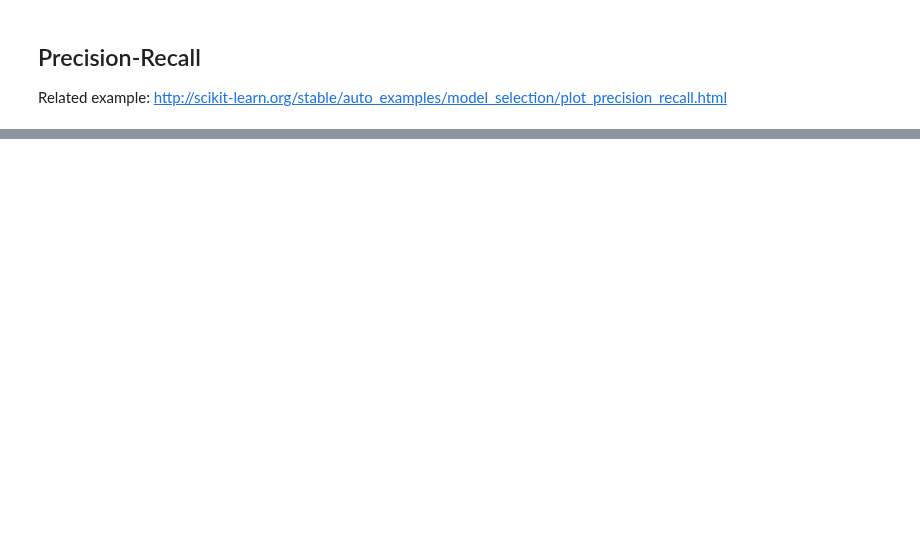
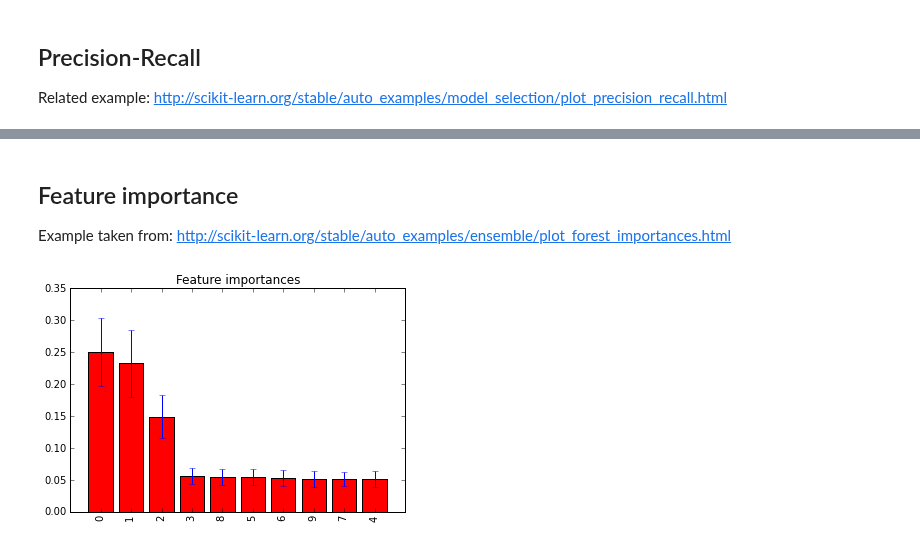
Before and after one commit to ploomber/sklearn-evaluation, a Jupyter notebook: examples/plots.ipynb, the cells around one changed output, grey strips where cells are left out. Cells and saved outputs as stored; diff of their text form; code cells hidden in the pictures; blank space fills up the shorter version.

Commit message:
adds feature importance plot in nb

```diff
--- a/examples/plots.ipynb
+++ b/examples/plots.ipynb
@@ -117,0 +108,26 @@ IndexError: too many indices for array
+# %% [markdown]
+## Feature importance
+Example taken from: http://scikit-learn.org/stable/auto_examples/ensemble/plot_forest_importances.html
+# %%
+# Build a classification task using 3 informative features
+X, y = make_classification(n_samples=1000,
+                           n_features=10,
+                           n_informative=3,
+                           n_redundant=0,
+                           n_repeated=0,
+                           n_classes=2,
+                           random_state=0,
+                           shuffle=False)
+
+# Build a forest and compute the feature importances
+forest = ExtraTreesClassifier(n_estimators=250,
+                              random_state=0)
+
+forest = forest.fit(X, y)
+
+#Since we don't have labeled features, just create a list of numbers
+feature_list = range(10)
+# %%
+plots.feature_importance(forest, feature_list)
+# %% [output]
+[figure, added]
```
Also changed, not shown: parts of 8 cells of this notebook, 1 other file.
